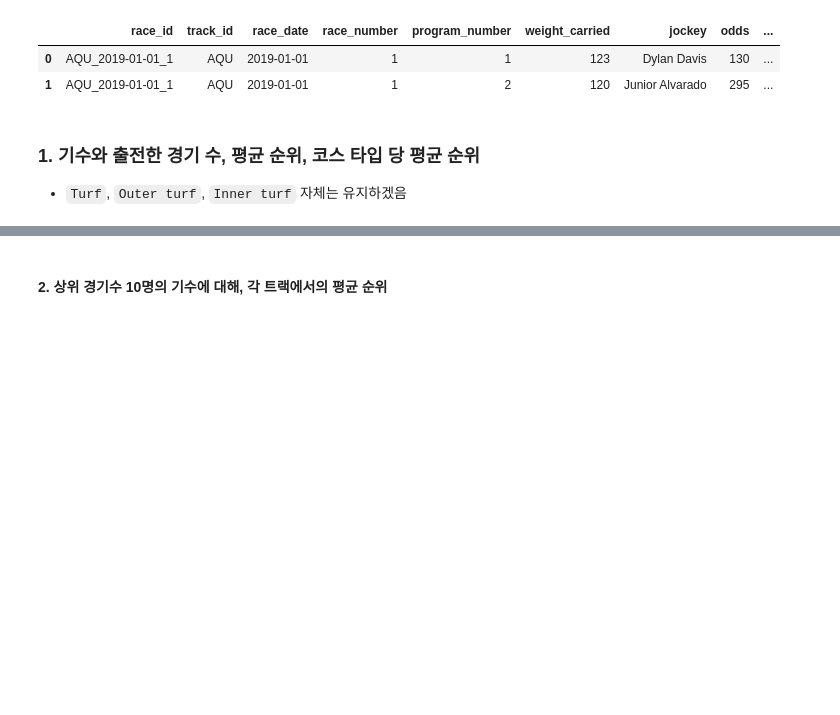
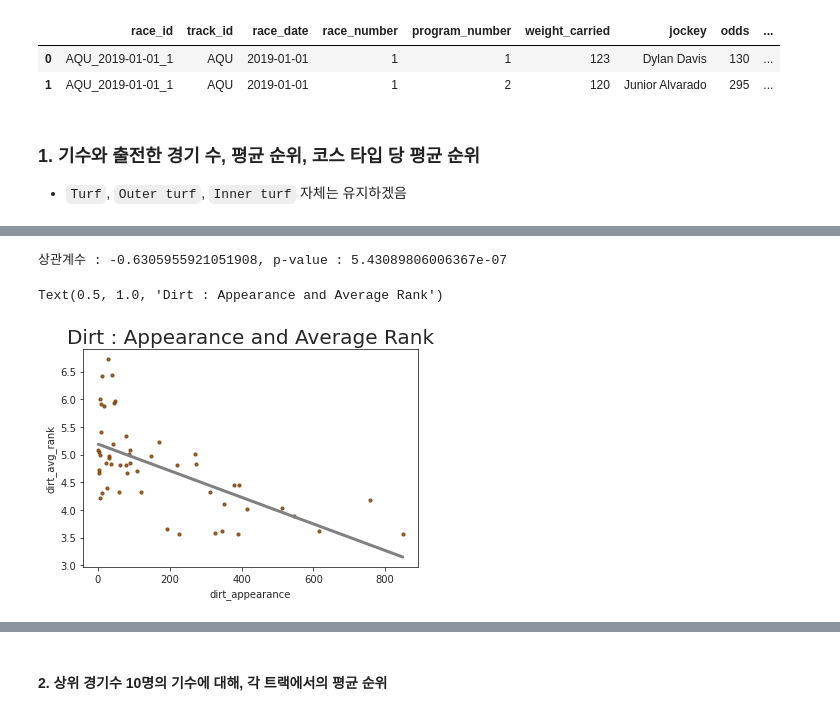
Before and after one commit to dowrave/Data_Analysis_Projects, a Jupyter notebook: 1-2022-derby-eda.ipynb, the cells around one changed output, grey strips where cells are left out. Saved outputs shown, nothing was run; the diff lists cells and outputs as text; code cells hidden in the pictures; blank space fills up the shorter version.

```diff
--- a/1-2022-derby-eda.ipynb
+++ b/1-2022-derby-eda.ipynb
@@ -240,0 +296,9 @@ jockey_df.head(2)
+# %%
+sns.set_palette(sns.color_palette(dirt_colors))
+get_regplot(dirt_app_rank, 'dirt_appearance', 'dirt_avg_rank')
+get_pearsonr(dirt_app_rank['dirt_appearance'], dirt_app_rank['dirt_avg_rank'])
+plt.title("Dirt : Appearance and Average Rank", fontsize = 20)
+# %% [output]
+상관계수 : -0.6305955921051908, p-value : 5.43089806006367e-07
+Text(0.5, 1.0, 'Dirt : Appearance and Average Rank')
+[figure, added]
```
Also changed, not shown: parts of 11 cells of this notebook.
